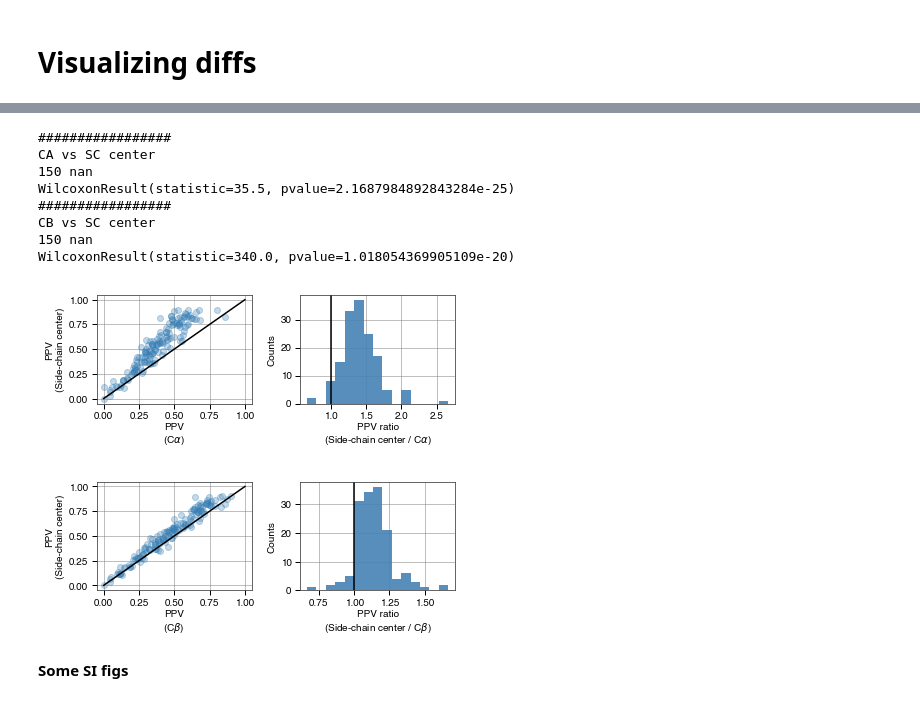
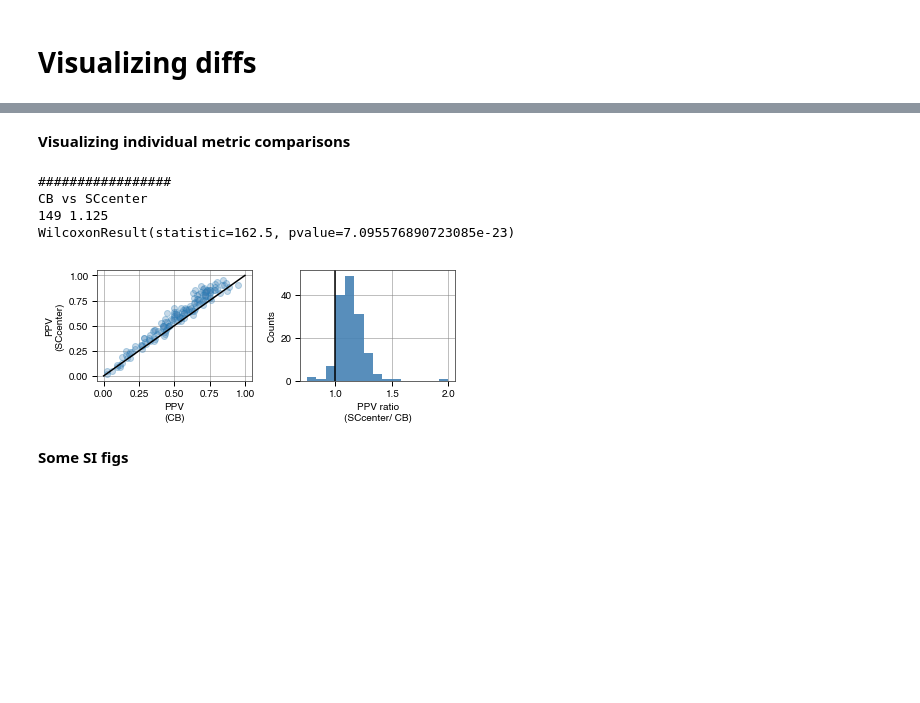
Before and after one commit to adamhockenberry/side-chain-couplings, a Jupyter notebook: Code/couplings_vs_contacts.ipynb, the cells around one changed output, grey strips where cells are left out. Cells and saved outputs as stored; diff of their text form; code cells hidden in the pictures; blank space fills up the shorter version.

```diff
--- a/Code/couplings_vs_contacts.ipynb
+++ b/Code/couplings_vs_contacts.ipynb
@@ -295,75 +272,45 @@ WilcoxonResult(statistic=2.0, pvalue=1.5891343633625493e-25)
+# %% [markdown]
+**Visualizing individual metric comparisons**
 # %%
 loglog=False
+compare_a = 'CB'
+compare_b = 'SCcenter'
 
 fig, ax_arr = plt.subplots(nrows=1, ncols=2, figsize=(6, 2.5))
 if not loglog:
-    ax_arr[0].plot(ppv_dict['CA'], ppv_dict['SCcenter'], marker='o',\
+    ax_arr[0].plot(ppv_dict[compare_a], ppv_dict[compare_b], marker='o',\
                    markerfacecolor='steelblue', linestyle='', alpha=0.3)
     ax_arr[0].plot([0,1], [0,1], 'k-')
 else:
-    ax_arr[0].loglog(ppv_dict['CA'], ppv_dict['SCcenter'], marker='o')
+    ax_arr[0].loglog(ppv_dict[compare_a], ppv_dict[compare_b], marker='o',\
+                    markerfacecolor='steelblue', linestyle='', alpha=0.3)
     ax_arr[0].loglog([0.1,1], [0.1,1], 'k-')
-ax_arr[0].set_xlabel(r'PPV''\n'r'(C$\alpha$)')
-ax_arr[0].set_ylabel(r'PPV''\n'r'(Side-chain center)')
+
+ax_arr[0].set_xlabel(r'PPV''\n'r'({})'.format(compare_a))
+ax_arr[0].set_ylabel(r'PPV''\n'r'({})'.format(compare_b))
 
 
-deltas = np.array(ppv_dict['SCcenter']) / np.array(ppv_dict['CA'])
+deltas = np.array(ppv_dict[compare_b]) / np.array(ppv_dict[compare_a])
 deltas = deltas[~np.isnan(deltas)]
 deltas = deltas[~np.isinf(deltas)]
 ax_arr[1].hist(deltas, 15, facecolor='steelblue', alpha=0.9, normed=False)
 ax_arr[1].axvline(1, color='k')
-ax_arr[1].set_xlabel(r'PPV ratio''\n'r'(Side-chain center / C$\alpha$)')
+ax_arr[1].set_xlabel(r'PPV ratio''\n'r'({}/ {})'.format(compare_b, compare_a))
 ax_arr[1].set_ylabel('Counts')
 plt.tight_layout()
 print('#################')
-print('CA vs SC center')
-print(len(ppv_dict['CA']), np.median(np.array(ppv_dict['SCcenter'])/np.array(ppv_dict['CA'])))
-print(stats.wilcoxon(ppv_dict['CA'], ppv_dict['SCcenter']))
-
-# plt.savefig('{}/sc_vs_ca_empirical.pdf'.format(figs_dir), bbox_inches='tight')
+print('{} vs {}'.format(compare_a, compare_b))
+print(len(ppv_dict[compare_a]), np.nanmedian(np.array(ppv_dict[compare_b])/np.array(ppv_dict[compare_a])))
+print(stats.wilcoxon(ppv_dict[compare_a], ppv_dict[compare_b]))
+# plt.savefig('{}/sc_vs_cb_empirical_fixed_thresh.pdf'.format(figs_dir), bbox_inches='tight')
 # plt.savefig('{}/sc_vs_ca_empirical_psicov.pdf'.format(figs_dir), bbox_inches='tight')
-plt.savefig('{}/sc_vs_ca_empirical_plmc.pdf'.format(figs_dir), bbox_inches='tight')
-
-
-
-fig, ax_arr = plt.subplots(nrows=1, ncols=2, figsize=(6, 2.5))
-if not loglog:
-    ax_arr[0].plot(ppv_dict['CB'], ppv_dict['SCcenter'], marker='o',\
-                   markerfacecolor='steelblue', linestyle='', alpha=0.3)
-    ax_arr[0].plot([0,1], [0,1], 'k-')
-else:
-    ax_arr[0].loglog(ppv_dict['CB'], ppv_dict['SCcenter'], 'bo')
-    ax_arr[0].loglog([0.05,0.8], [0.05,0.8], 'k-')
-ax_arr[0].set_xlabel(r'PPV''\n'r'(C$\beta$)')
-ax_arr[0].set_ylabel(r'PPV''\n'r'(Side-chain center)')
-
-deltas = np.array(ppv_dict['SCcenter']) / np.array(ppv_dict['CB'])
-deltas = deltas[~np.isnan(deltas)]
-deltas = deltas[~np.isinf(deltas)]
-ax_arr[1].hist(deltas, 15, facecolor='steelblue', alpha=0.9, normed=False)
-ax_arr[1].axvline(1, color='k')
-ax_arr[1].set_xlabel(r'PPV ratio''\n'r'(Side-chain center / C$\beta$)')
-ax_arr[1].set_ylabel('Counts')
-plt.tight_layout()
-print('#################')
-print('CB vs SC center')
-print(len(ppv_dict['CB']), np.median(np.array(ppv_dict['SCcenter'])/np.array(ppv_dict['CB'])))
-print(stats.wilcoxon(ppv_dict['CB'], ppv_dict['SCcenter']))
-
-# plt.savefig('{}/sc_vs_cb_empirical.pdf'.format(figs_dir), bbox_inches='tight')
-# plt.savefig('{}/sc_vs_cb_empirical_psicov.pdf'.format(figs_dir), bbox_inches='tight')
-plt.savefig('{}/sc_vs_cb_empirical_plmc.pdf'.format(figs_dir), bbox_inches='tight')
+# plt.savefig('{}/sc_vs_ca_empirical_plmc.pdf'.format(figs_dir), bbox_inches='tight')
 # %% [output]
 #################
-CA vs SC center
-150 nan
-WilcoxonResult(statistic=35.5, pvalue=2.1687984892843284e-25)
-#################
-CB vs SC center
-150 nan
-WilcoxonResult(statistic=340.0, pvalue=1.018054369905109e-20)
+CB vs SCcenter
+149 1.125
+WilcoxonResult(statistic=162.5, pvalue=7.095576890723085e-23)
-[figure, old version]
+[figure, new version]
-[figure, removed]
 # %% [markdown]
 **Some SI figs**
 # %%
```
Also changed, not shown: parts of 43 cells of this notebook, 8 other files.
